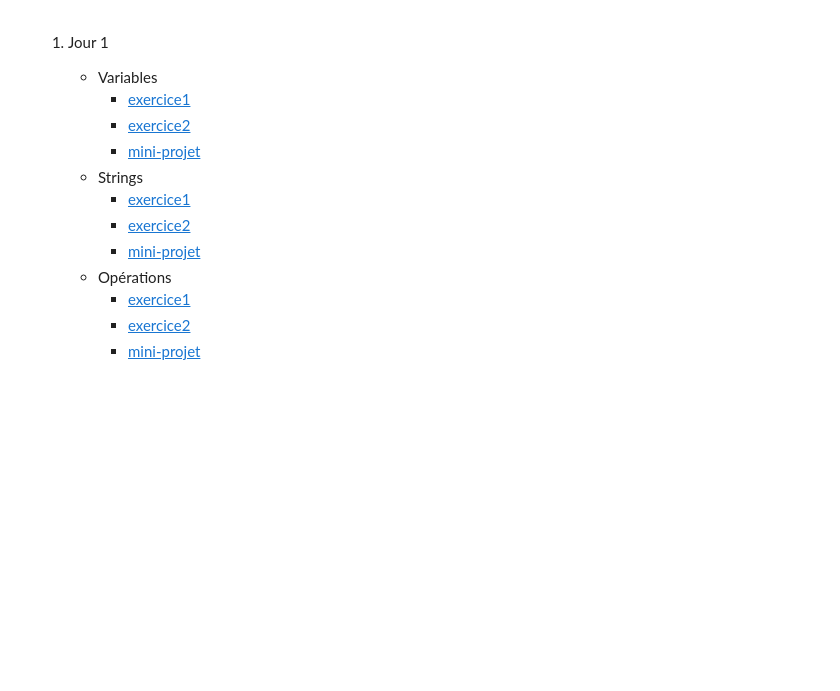
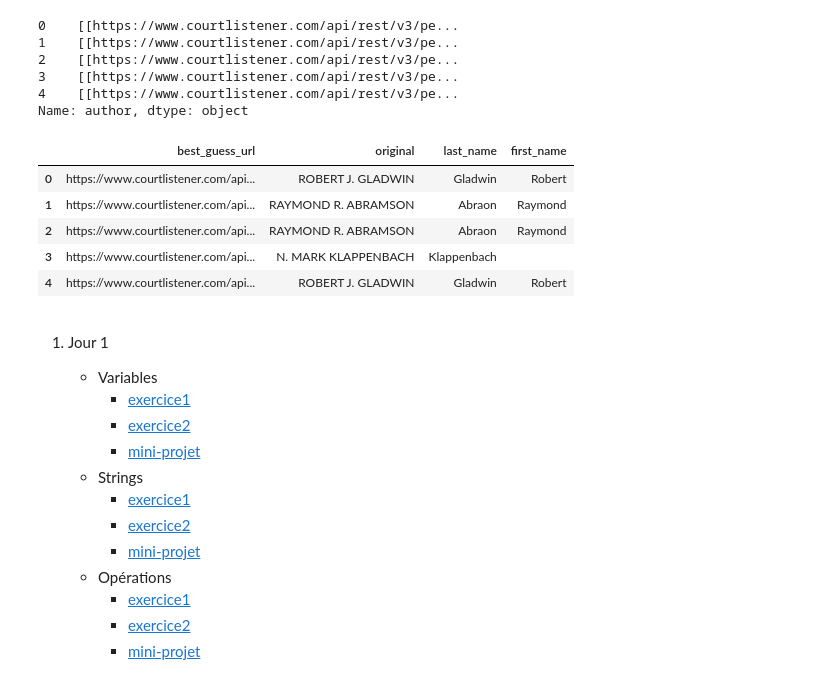
Before and after one commit to Hotsnown/seminaire-bordeaux-2022, a Jupyter notebook: exercices/jour2/2.2 Fonctions/2.2.3 mini-project.ipynb, the cells around one changed output. Saved outputs shown, nothing was run; the diff lists cells and outputs as text; code cells hidden in the pictures; blank space fills up the shorter version.

```diff
--- a/exercices/jour2/2.2 Fonctions/2.2.3 mini-project.ipynb
+++ b/exercices/jour2/2.2 Fonctions/2.2.3 mini-project.ipynb
@@ -29,11 +77,11 @@ print(len(cases), "results found")
 not_useful = ["memorandum", "chief", "circuit","justice", "per curiam","senior", "district", "judge",  "justice","and", "associate","mr", "mrs", "ms", "presiding","opinion","the court", "dissenting"]
 courtlistener_people_api = "https://www.courtlistener.com/api/rest/v3/people/"
 
-def get_author_name(idx, opinion):
+def get_author_name(name):
     judges = []
     try:
-        authors = opinion['author'].split(', ')
-        for author in authors:
+        authors = name.split(', ')
+        for author in #TODO:
             original_author = author
             author_name = fix_name(author)
             first_name = ''
@@ -43,9 +91,9 @@ def get_author_name(idx, opinion):
                 if len(name_parts[0]) > 1:
                     first_name = name_parts[0]
             if len(author_name) > 1:
-                author_name = author_name.capitalize()
+                author_name = author_name.#TODO Capitalize
                 if '-' in author_name:
-                    # keep hyphenations in people's names, capitalize each hyphenated part
+                    # Gardez les césures dans les noms de personnes, mettez une majuscule à chaque partie césurée.
                     name_parts = author_name.split('-')
                     author_name = ''
                     for idx,part in enumerate(name_parts):
@@ -56,43 +104,43 @@ def get_author_name(idx, opinion):
                 url = "%s?name_last=%s" % (courtlistener_people_api, author_name)
                 if first_name:
                     url += "&name_first=%s" % first_name.capitalize()
-                judges.append([idx, opinion['type'], url, original_author, author_name, first_name.capitalize()])
+                judges.append([url, original_author, author_name, first_name.capitalize()])
     except:
-        # for one reason or another the opinion doesn't have an author.
-        # Sometimes it's because the judges have decided that case is not to be treated as precedential
+        # Pour une raison ou une autre, l'opinion n'a pas d'auteur.
+        # Parfois, c'est parce que les juges ont décidé que l'affaire ne doit pas être traitée comme un précédent.
         pass
     return judges
 
 def fix_name(name):
     name = re.sub('[^0-9a-zA-Z\-\s]+', '', name.lower())
-    for nu in not_useful:
+    for #En utilisant la liste not_usefull, supprimer les mots inutiles:
         name = name.replace(nu,'')
     return name.strip()
 
 
-def get_all_judges(cases, opinion_type=None):
-    judge_results = []
-    for case in cases:
-
-        opinions = case['casebody']['data']['opinions']
-
-        for opinion in opinions:
-            if opinion_type:
-                if opinion['type'] == opinion_type:
-                    names = get_author_name(case['id'],opinion)
-            else:
-                names = get_author_name(case['id'],opinion)
-            if names:
-                judge_results += names
-    return judge_results
-judges = get_all_judges(cases)
+judges = cases["author"].apply(get_author_name)
 
 # print first five
 print(judges[0:5])
+# %% [output]
+0    [[https://www.courtlistener.com/api/rest/v3/pe...
+1    [[https://www.courtlistener.com/api/rest/v3/pe...
+2    [[https://www.courtlistener.com/api/rest/v3/pe...
+3    [[https://www.courtlistener.com/api/rest/v3/pe...
+4    [[https://www.courtlistener.com/api/rest/v3/pe...
+Name: author, dtype: object
 # %%
 import pandas as pd
-judge_df = pd.DataFrame(data=judges, columns=["id","type","best_guess_url","original", "last_name","first_name"])
+judges_2 = [item for sublist in judges for item in sublist]
+judge_df = pd.DataFrame(data=judges_2, columns=["best_guess_url","original", "last_name","first_name"])
 judge_df.head()
+# %% [output]
+|  | best_guess_url | original | last_name | first_name |
+| 0 | https://www.courtlistener.com/api... | ROBERT J. GLADWIN | Gladwin | Robert |
+| 1 | https://www.courtlistener.com/api... | RAYMOND R. ABRAMSON | Abraon | Raymond |
+| 2 | https://www.courtlistener.com/api... | RAYMOND R. ABRAMSON | Abraon | Raymond |
+| 3 | https://www.courtlistener.com/api... | N. MARK KLAPPENBACH | Klappenbach |  |
+| 4 | https://www.courtlistener.com/api... | ROBERT J. GLADWIN | Gladwin | Robert |
 # %% [markdown]
 1. Jour 1
     * Variables
```
Also changed, not shown: parts of 9 cells of this notebook, 11 other files.
